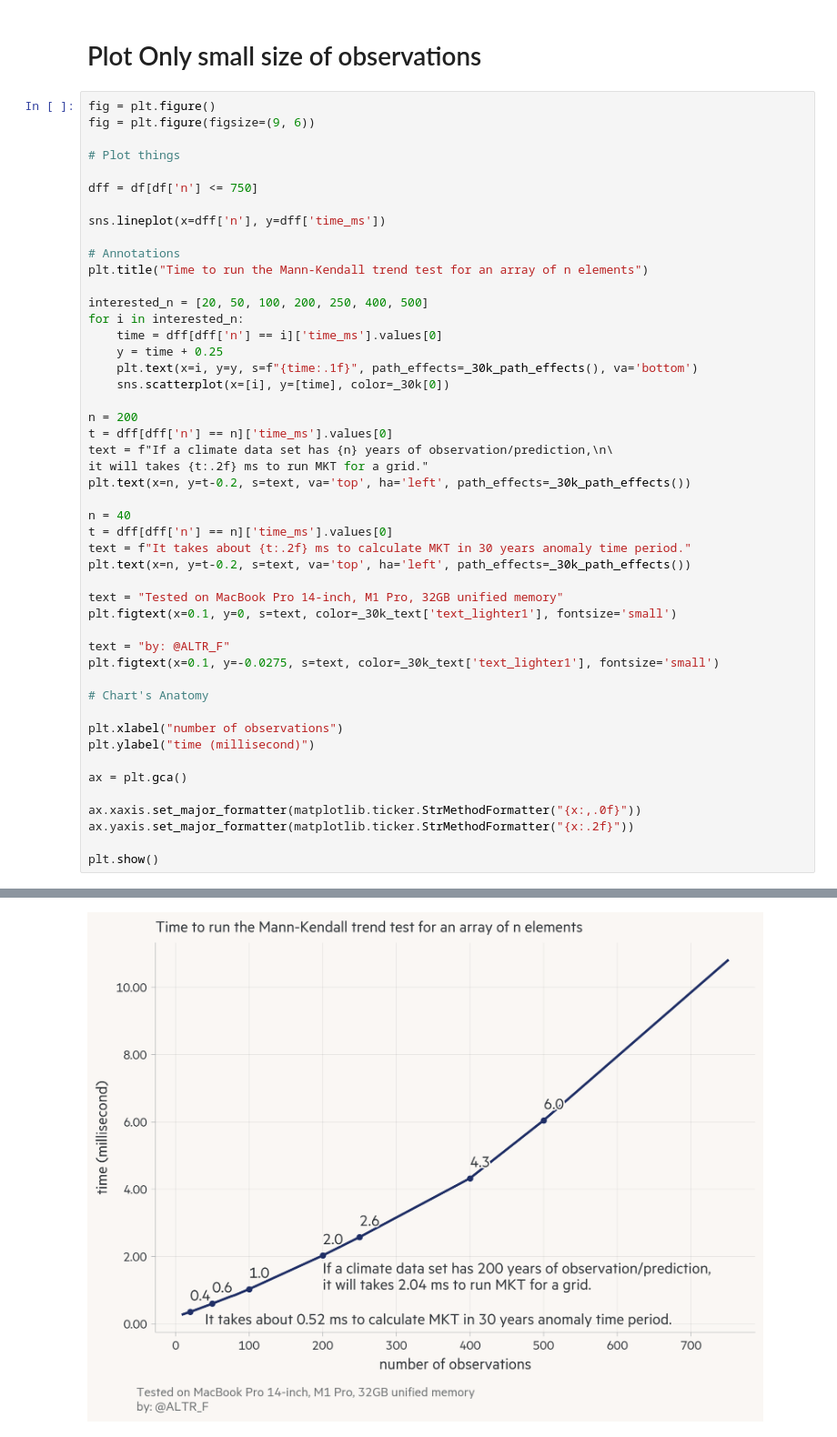
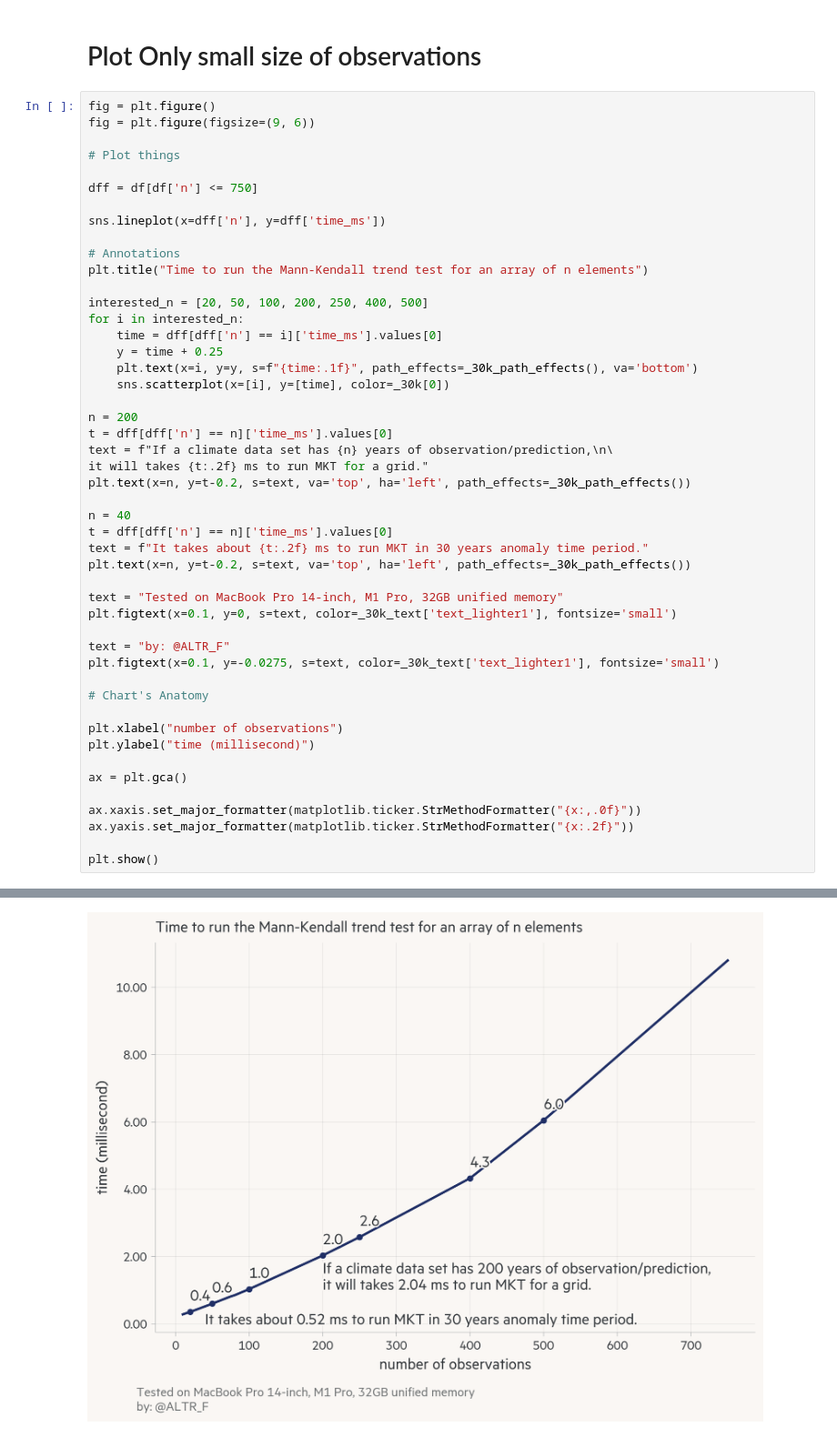
Before and after one commit to chuan-khuna/benchmarking-multi-dimensional-data, a Jupyter notebook: v01.ipynb, the cells around one changed output, grey strips where cells are left out. Shown at 91% size. Cells and saved outputs as stored; diff of their text form.

```diff
--- a/v01.ipynb
+++ b/v01.ipynb
@@ -139,32 +139,32 @@ for i in interested_n:
 
 n = 200
 t = dff[dff['n'] == n]['time_ms'].values[0]
 text = f"If a climate data set has {n} years of observation/prediction,\n\
 it will takes {t:.2f} ms to run MKT for a grid."
 plt.text(x=n, y=t-0.2, s=text, va='top', ha='left', path_effects=_30k_path_effects())
 
 n = 40
 t = dff[dff['n'] == n]['time_ms'].values[0]
-text = f"It takes about {t:.2f} ms to calculate MKT in 30 years anomaly time period."
+text = f"It takes about {t:.2f} ms to run MKT in 30 years anomaly time period."
 plt.text(x=n, y=t-0.2, s=text, va='top', ha='left', path_effects=_30k_path_effects())
 
 text = "Tested on MacBook Pro 14-inch, M1 Pro, 32GB unified memory"
 plt.figtext(x=0.1, y=0, s=text, color=_30k_text['text_lighter1'], fontsize='small')
 
 text = "by: @ALTR_F"
 plt.figtext(x=0.1, y=-0.0275, s=text, color=_30k_text['text_lighter1'], fontsize='small')
 
 # Chart's Anatomy
 
 plt.xlabel("number of observations")
 plt.ylabel("time (millisecond)")
 
 ax = plt.gca()
 
 ax.xaxis.set_major_formatter(matplotlib.ticker.StrMethodFormatter("{x:,.0f}"))
 ax.yaxis.set_major_formatter(matplotlib.ticker.StrMethodFormatter("{x:.2f}"))
 
 plt.show()
 # %% [output]
 <Figure size 3750x1500 with 0 Axes>
-[figure, old version]
+[figure, new version]
```
Also changed, not shown: 2 other files.
